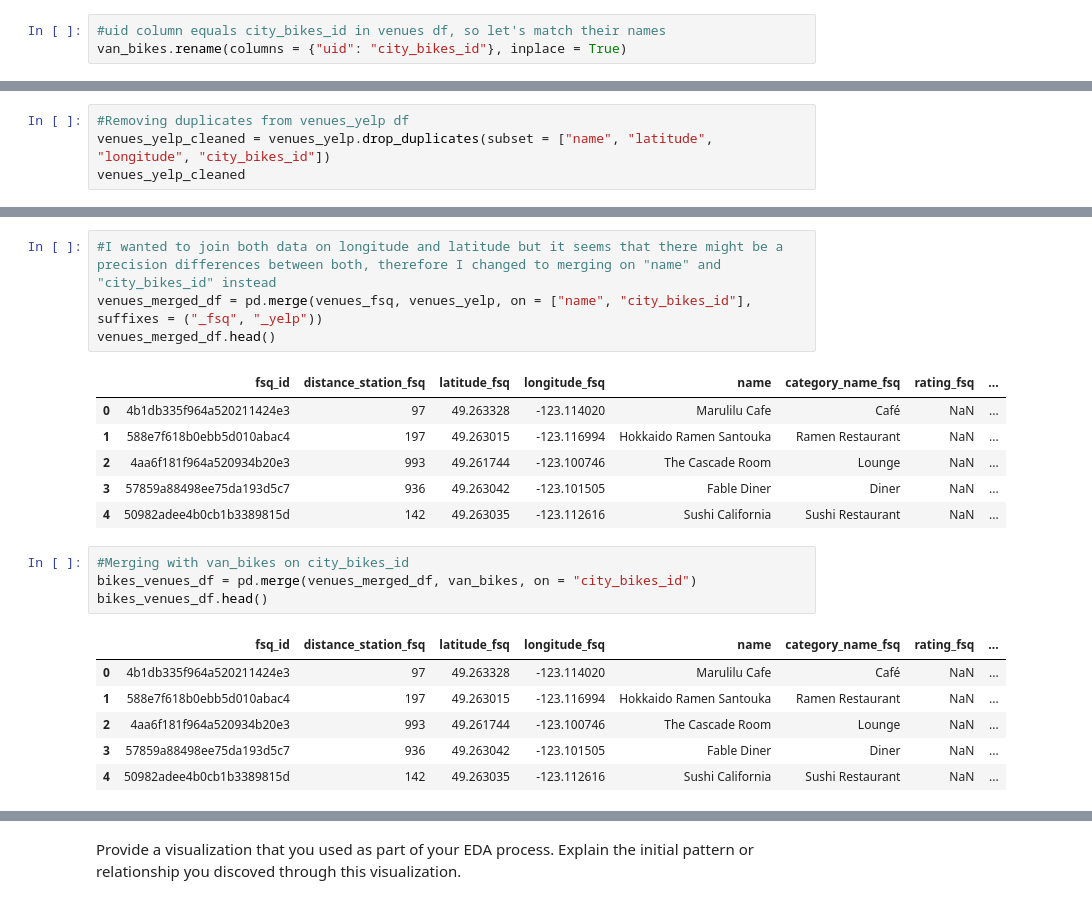
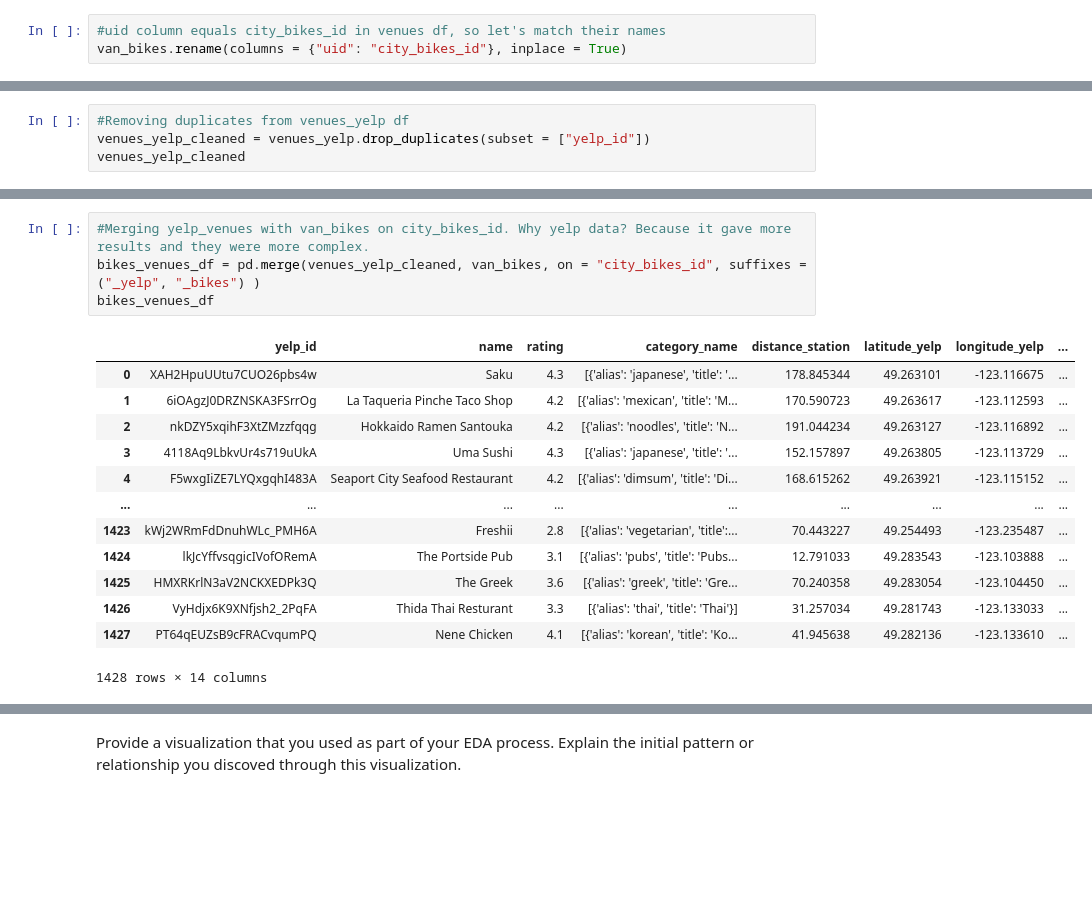
Before and after one commit to wjura/lhl-statistical-modelling-with-python, a Jupyter notebook: notebooks/joining_data.ipynb, the cells around one changed output, grey strips where cells are left out. Saved outputs shown, nothing was run; the diff lists cells and outputs as text; blank space fills up the shorter version.

```diff
--- a/notebooks/joining_data.ipynb
+++ b/notebooks/joining_data.ipynb
@@ -80,6 +80,6 @@ Number of duplicate keys in Yelp df: 6
 # %%
 #Removing duplicates from venues_yelp df
-venues_yelp_cleaned = venues_yelp.drop_duplicates(subset = ["name", "latitude", "longitude", "city_bikes_id"])
+venues_yelp_cleaned = venues_yelp.drop_duplicates(subset = ["yelp_id"])
 venues_yelp_cleaned
 # %% [output]
 |  | yelp_id | name | rating | category_name | distance_station | latitude | longitude | city_bikes_id | ... |
@@ -134,24 +128,20 @@ venues_merged_df
-# %%
-#I wanted to join both data on longitude and latitude but it seems that there might be a precision differences between both, therefore I changed to merging on "name" and "city_bikes_id" instead
-venues_merged_df = pd.merge(venues_fsq, venues_yelp, on = ["name", "city_bikes_id"], suffixes = ("_fsq", "_yelp"))
-venues_merged_df.head()
-# %% [output]
-|  | fsq_id | distance_station_fsq | latitude_fsq | longitude_fsq | name | category_name_fsq | rating_fsq | ... |
-| 0 | 4b1db335f964a520211424e3 | 97 | 49.263328 | -123.114020 | Marulilu Cafe | Café | NaN | ... |
-| 1 | 588e7f618b0ebb5d010abac4 | 197 | 49.263015 | -123.116994 | Hokkaido Ramen Santouka | Ramen Restaurant | NaN | ... |
-| 2 | 4aa6f181f964a520934b20e3 | 993 | 49.261744 | -123.100746 | The Cascade Room | Lounge | NaN | ... |
-| 3 | 57859a88498ee75da193d5c7 | 936 | 49.263042 | -123.101505 | Fable Diner | Diner | NaN | ... |
-| 4 | 50982adee4b0cb1b3389815d | 142 | 49.263035 | -123.112616 | Sushi California | Sushi Restaurant | NaN | ... |
 # %%
-#Merging with van_bikes on city_bikes_id
-bikes_venues_df = pd.merge(venues_merged_df, van_bikes, on = "city_bikes_id")
-bikes_venues_df.head()
+#Merging yelp_venues with van_bikes on city_bikes_id. Why yelp data? Because it gave more results and they were more complex.
+bikes_venues_df = pd.merge(venues_yelp_cleaned, van_bikes, on = "city_bikes_id", suffixes = ("_yelp", "_bikes") )
+bikes_venues_df
 # %% [output]
-|  | fsq_id | distance_station_fsq | latitude_fsq | longitude_fsq | name | category_name_fsq | rating_fsq | ... |
-| 0 | 4b1db335f964a520211424e3 | 97 | 49.263328 | -123.114020 | Marulilu Cafe | Café | NaN | ... |
-| 1 | 588e7f618b0ebb5d010abac4 | 197 | 49.263015 | -123.116994 | Hokkaido Ramen Santouka | Ramen Restaurant | NaN | ... |
-| 2 | 4aa6f181f964a520934b20e3 | 993 | 49.261744 | -123.100746 | The Cascade Room | Lounge | NaN | ... |
-| 3 | 57859a88498ee75da193d5c7 | 936 | 49.263042 | -123.101505 | Fable Diner | Diner | NaN | ... |
-| 4 | 50982adee4b0cb1b3389815d | 142 | 49.263035 | -123.112616 | Sushi California | Sushi Restaurant | NaN | ... |
+|  | yelp_id | name | rating | category_name | distance_station | latitude_yelp | longitude_yelp | ... |
+| 0 | XAH2HpuUUtu7CUO26pbs4w | Saku | 4.3 | [{'alias': 'japanese', 'title': '... | 178.845344 | 49.263101 | -123.116675 | ... |
+| 1 | 6iOAgzJ0DRZNSKA3FSrrOg | La Taqueria Pinche Taco Shop | 4.2 | [{'alias': 'mexican', 'title': 'M... | 170.590723 | 49.263617 | -123.112593 | ... |
+| 2 | nkDZY5xqihF3XtZMzzfqqg | Hokkaido Ramen Santouka | 4.2 | [{'alias': 'noodles', 'title': 'N... | 191.044234 | 49.263127 | -123.116892 | ... |
+| 3 | 4118Aq9LbkvUr4s719uUkA | Uma Sushi | 4.3 | [{'alias': 'japanese', 'title': '... | 152.157897 | 49.263805 | -123.113729 | ... |
+| 4 | F5wxgIiZE7LYQxgqhI483A | Seaport City Seafood Restaurant | 4.2 | [{'alias': 'dimsum', 'title': 'Di... | 168.615262 | 49.263921 | -123.115152 | ... |
+| ... | ... | ... | ... | ... | ... | ... | ... | ... |
+| 1423 | kWj2WRmFdDnuhWLc_PMH6A | Freshii | 2.8 | [{'alias': 'vegetarian', 'title':... | 70.443227 | 49.254493 | -123.235487 | ... |
+| 1424 | lkJcYffvsqgicIVofORemA | The Portside Pub | 3.1 | [{'alias': 'pubs', 'title': 'Pubs... | 12.791033 | 49.283543 | -123.103888 | ... |
+| 1425 | HMXRKrlN3aV2NCKXEDPk3Q | The Greek | 3.6 | [{'alias': 'greek', 'title': 'Gre... | 70.240358 | 49.283054 | -123.104450 | ... |
+| 1426 | VyHdjx6K9XNfjsh2_2PqFA | Thida Thai Resturant | 3.3 | [{'alias': 'thai', 'title': 'Thai'}] | 31.257034 | 49.281743 | -123.133033 | ... |
+| 1427 | PT64qEUZsB9cFRACvqumPQ | Nene Chicken | 4.1 | [{'alias': 'korean', 'title': 'Ko... | 41.945638 | 49.282136 | -123.133610 | ... |
+1428 rows × 14 columns
 # %%
 #Dropping unnecessary columns (not needed for further analysis or null)
```
Also changed, not shown: parts of 30 cells of this notebook, 4 other files.
